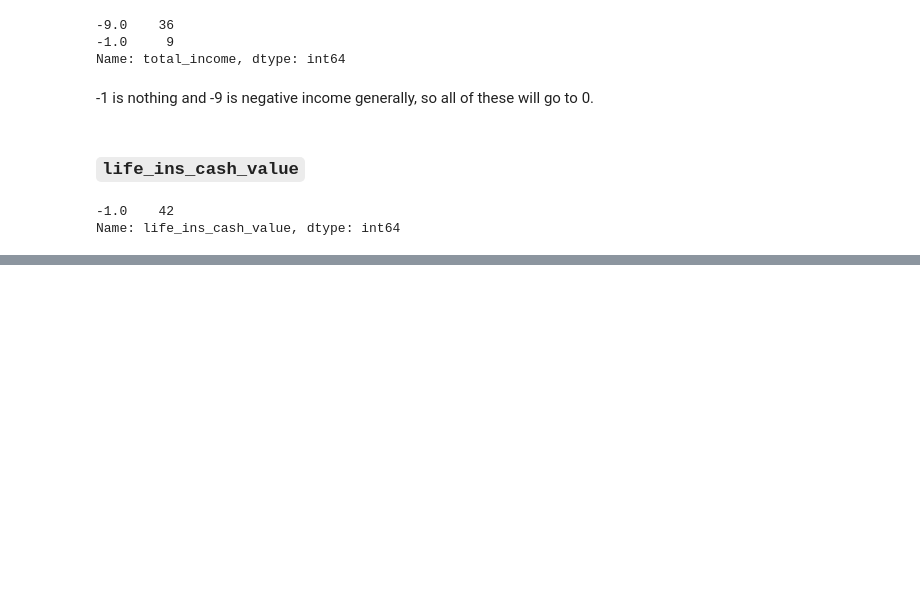
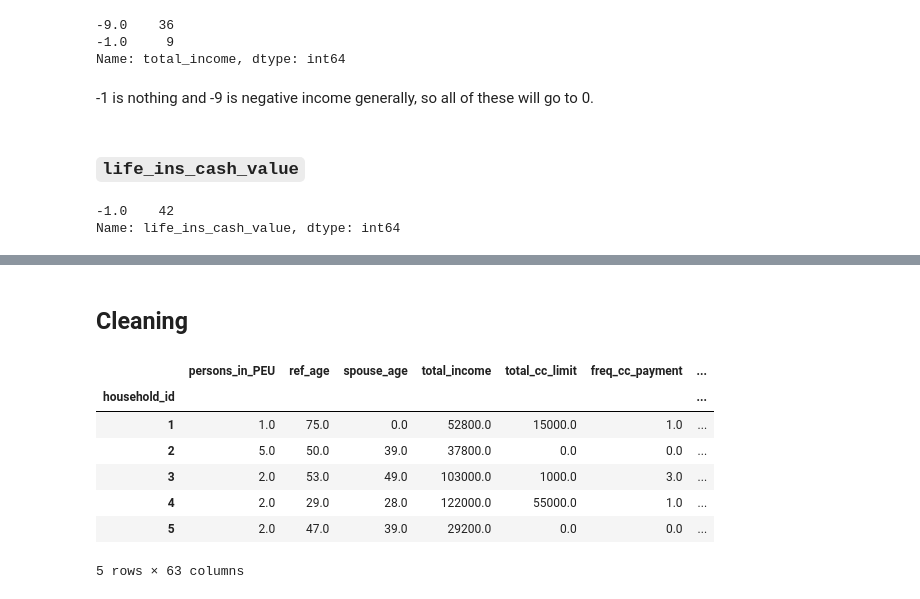
Before and after one commit to danvalen1/SCF-Analysis, a Jupyter notebook: notebooks/EDA.ipynb, the cells around one changed output, grey strips where cells are left out. Drawn from its saved outputs; the diff is of its cells as text; code cells hidden in the pictures; blank space fills up the shorter version.

```diff
--- a/notebooks/EDA.ipynb
+++ b/notebooks/EDA.ipynb
@@ -379,3 +338,21 @@ negs_dict['value_counts']
  Name: savings_accts_value, dtype: int64, 'lqd_assets': -1.0    36
  -2.0     6
  Name: lqd_assets, dtype: int64}
+# %% [markdown]
+## Cleaning
+# %%
+df = pd.read_stata(targetdir + 'scf2019s/p19i6.dta', columns=dl.sel_vars)
+df.columns = [x.lower() for x in df.columns]
+df.rename(columns=dl.rename_dict, inplace=True)
+df = dl.clean_SCF_df(df, neg_vals=False, modeling=True)
+# %%
+df.head()
+# %% [output]
+|  | persons_in_PEU | ref_age | spouse_age | total_income | total_cc_limit | freq_cc_payment | ... |
+| household_id |  |  |  |  |  |  | ... |
+| 1 | 1.0 | 75.0 | 0.0 | 52800.0 | 15000.0 | 1.0 | ... |
+| 2 | 5.0 | 50.0 | 39.0 | 37800.0 | 0.0 | 0.0 | ... |
+| 3 | 2.0 | 53.0 | 49.0 | 103000.0 | 1000.0 | 3.0 | ... |
+| 4 | 2.0 | 29.0 | 28.0 | 122000.0 | 55000.0 | 1.0 | ... |
+| 5 | 2.0 | 47.0 | 39.0 | 29200.0 | 0.0 | 0.0 | ... |
+5 rows × 63 columns
```
Also changed, not shown: parts of 36 cells of this notebook, 18 other files.
